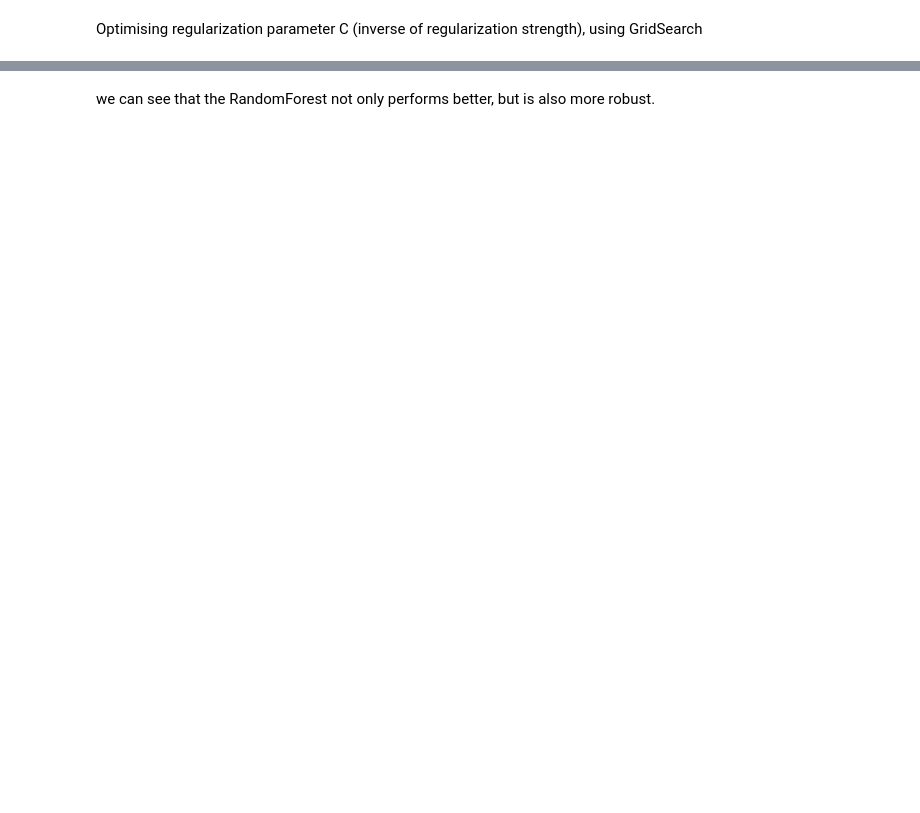
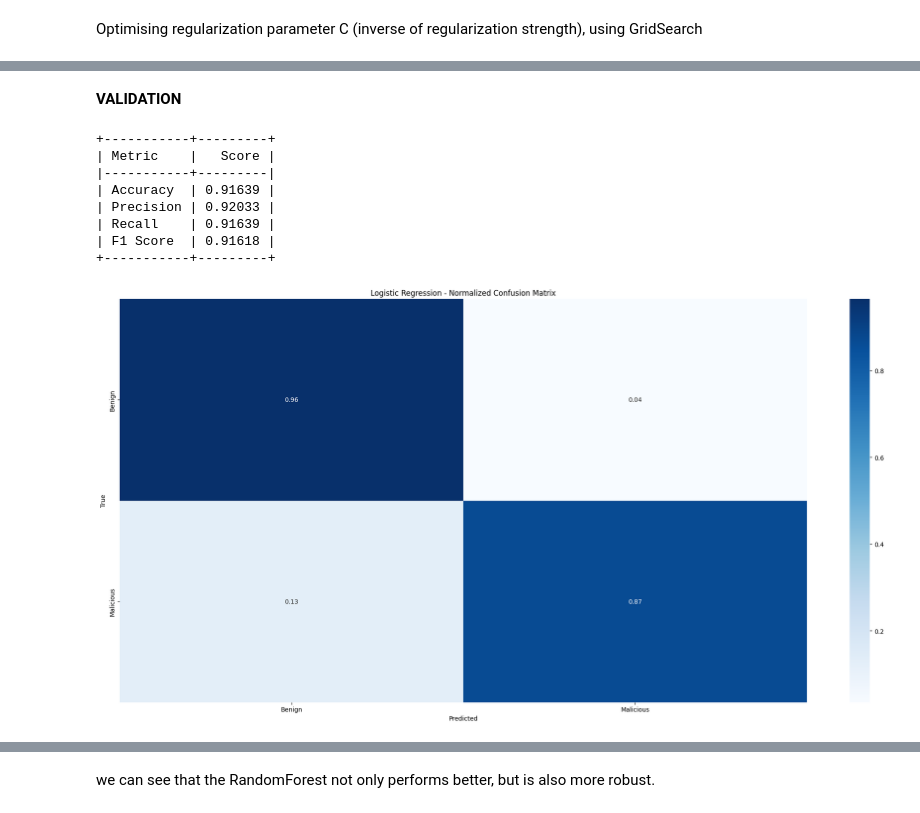
Before and after one commit to campanamattia/ai_for_security, a Jupyter notebook: notebook_edit.ipynb, the cells around one changed output, grey strips where cells are left out. Cells and saved outputs as stored; diff of their text form; code cells hidden in the pictures; blank space fills up the shorter version.

```diff
--- a/notebook_edit.ipynb
+++ b/notebook_edit.ipynb
@@ -1406 +1472,18 @@ Best Parameters by Average Score:
+# %% [markdown]
+**VALIDATION**
+# %%
+
+y_pred = best_model.predict(X_val)
+# Evaluate the model
+_ = evaluate_model(y_val, y_pred, "Logistic Regression", ["Benign", "Malicious"])
+# %% [output]
++-----------+---------+
+| Metric    |   Score |
+|-----------+---------|
+| Accuracy  | 0.91639 |
+| Precision | 0.92033 |
+| Recall    | 0.91639 |
+| F1 Score  | 0.91618 |
++-----------+---------+
+[figure, added]
 # %%
```
Also changed, not shown: parts of 65 cells of this notebook, 2 other files.
